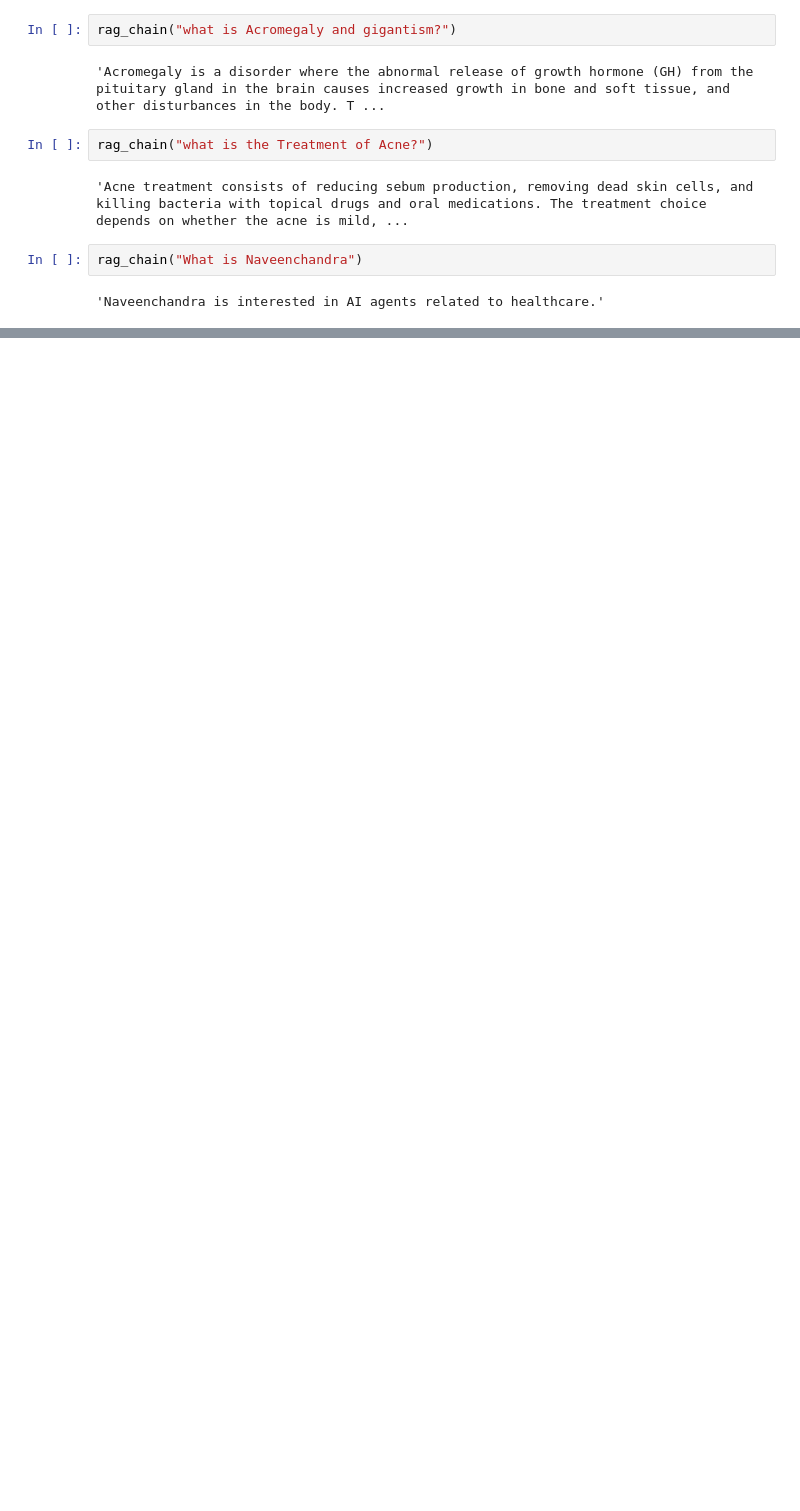
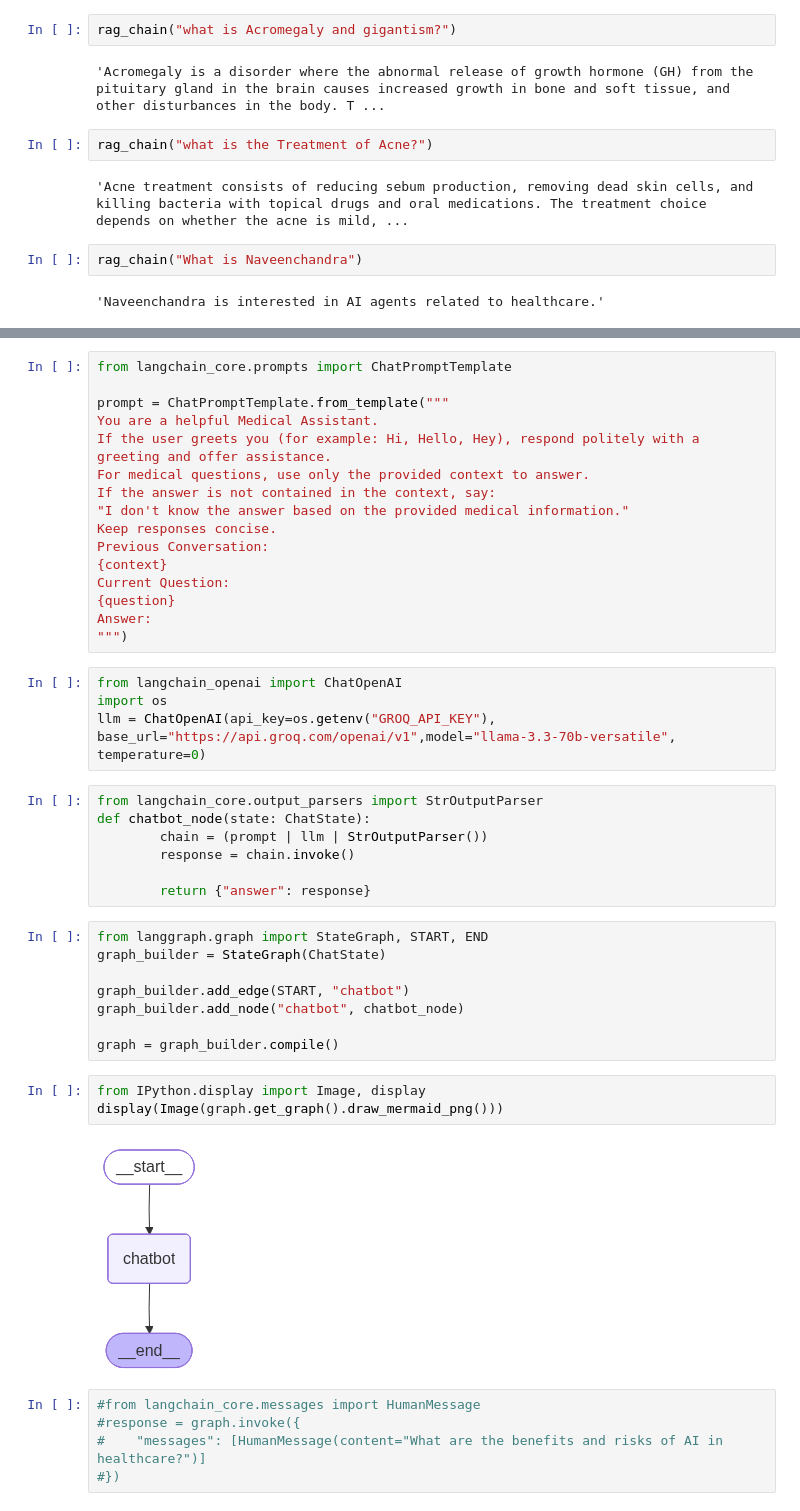
Before and after one commit to ChandraCherupally/Medical-Chatbot, a Jupyter notebook: research/trails.ipynb, the cells around one changed output, grey strips where cells are left out. Saved outputs shown, nothing was run; the diff lists cells and outputs as text; blank space fills up the shorter version.

Commit message:
Add LangGraph conversation memory and improve prompt handling

```diff
--- a/research/trails.ipynb
+++ b/research/trails.ipynb
@@ -263,0 +274,45 @@ rag_chain("What is Naveenchandra")
+# %%
+from langchain_core.prompts import ChatPromptTemplate
+
+prompt = ChatPromptTemplate.from_template("""
+You are a helpful Medical Assistant.
+If the user greets you (for example: Hi, Hello, Hey), respond politely with a greeting and offer assistance.
+For medical questions, use only the provided context to answer.
+If the answer is not contained in the context, say:
+"I don't know the answer based on the provided medical information."
+Keep responses concise.
+Previous Conversation:
+{context}
+Current Question:
+{question}
+Answer:
+""")
+# %%
+from langchain_openai import ChatOpenAI
+import os
+llm = ChatOpenAI(api_key=os.getenv("GROQ_API_KEY"), base_url="https://api.groq.com/openai/v1",model="llama-3.3-70b-versatile", temperature=0)
+# %%
+from langchain_core.output_parsers import StrOutputParser
+def chatbot_node(state: ChatState):
+        chain = (prompt | llm | StrOutputParser())
+        response = chain.invoke()
+
+        return {"answer": response}
+# %%
+from langgraph.graph import StateGraph, START, END
+graph_builder = StateGraph(ChatState)
+
+graph_builder.add_edge(START, "chatbot")
+graph_builder.add_node("chatbot", chatbot_node)
+
+graph = graph_builder.compile()
+# %%
+from IPython.display import Image, display
+display(Image(graph.get_graph().draw_mermaid_png()))
+# %% [output]
+[figure, added]
+# %%
+#from langchain_core.messages import HumanMessage
+#response = graph.invoke({
+#    "messages": [HumanMessage(content="What are the benefits and risks of AI in healthcare?")]
+#})
```
Also changed, not shown: parts of 3 cells of this notebook, 14 other files.
